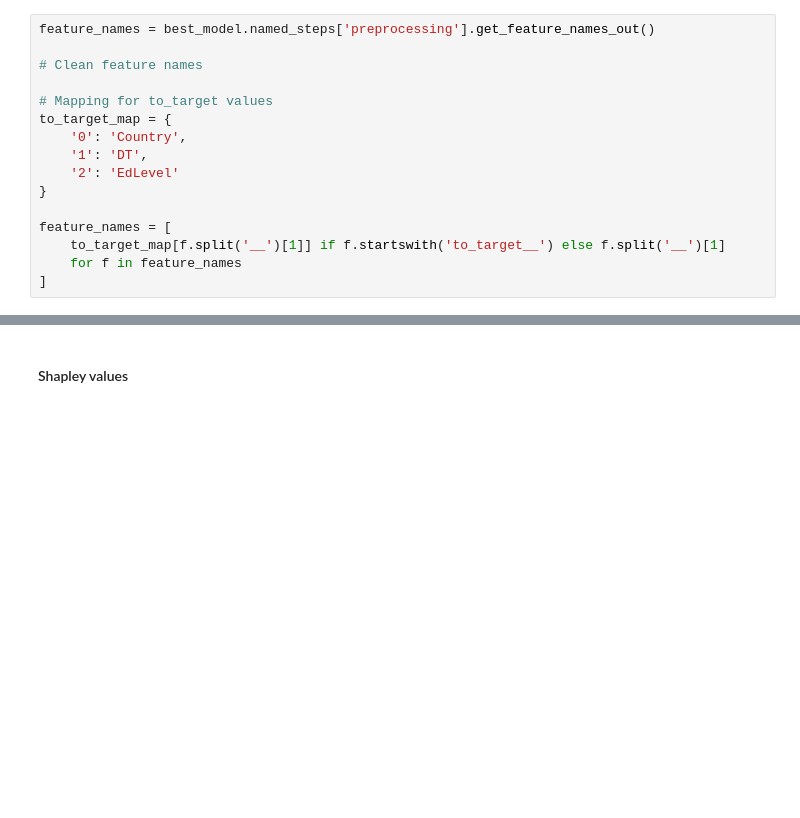
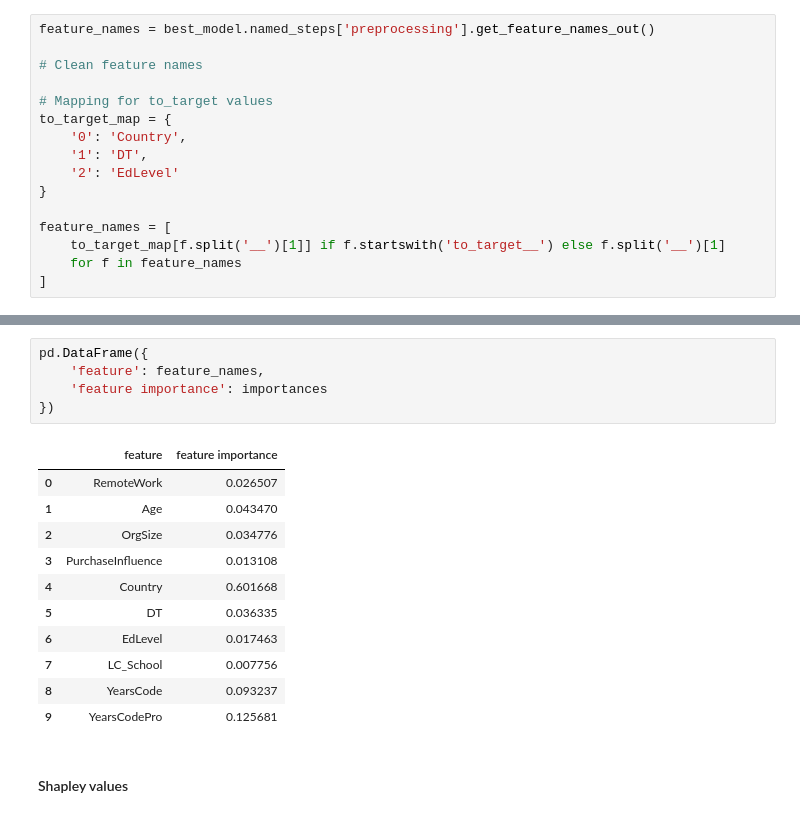
Before and after one commit to DavidB1999/Udacity-Project---Stack-Overflow-Annual-Developer-Survey, a Jupyter notebook: Analysis.ipynb, the cells around one changed output, grey strips where cells are left out. Saved outputs shown, nothing was run; the diff lists cells and outputs as text; blank space fills up the shorter version.

```diff
--- a/Analysis.ipynb
+++ b/Analysis.ipynb
@@ -813,3 +813,20 @@ YearsCodePro 0.127039874600432
+# %%
+pd.DataFrame({
+    'feature': feature_names,
+    'feature importance': importances
+})
+# %% [output]
+|  | feature | feature importance |
+| 0 | RemoteWork | 0.026507 |
+| 1 | Age | 0.043470 |
+| 2 | OrgSize | 0.034776 |
+| 3 | PurchaseInfluence | 0.013108 |
+| 4 | Country | 0.601668 |
+| 5 | DT | 0.036335 |
+| 6 | EdLevel | 0.017463 |
+| 7 | LC_School | 0.007756 |
+| 8 | YearsCode | 0.093237 |
+| 9 | YearsCodePro | 0.125681 |
 # %% [markdown]
 #### Shapley values
 # %%
```
Also changed, not shown: parts of 20 cells of this notebook.
